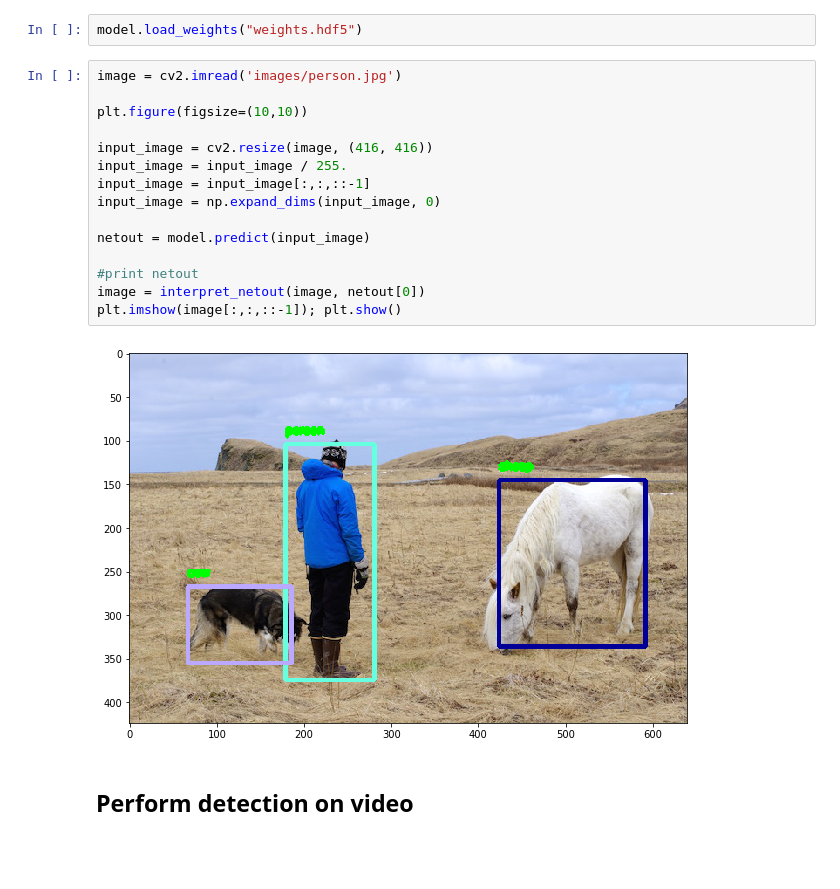
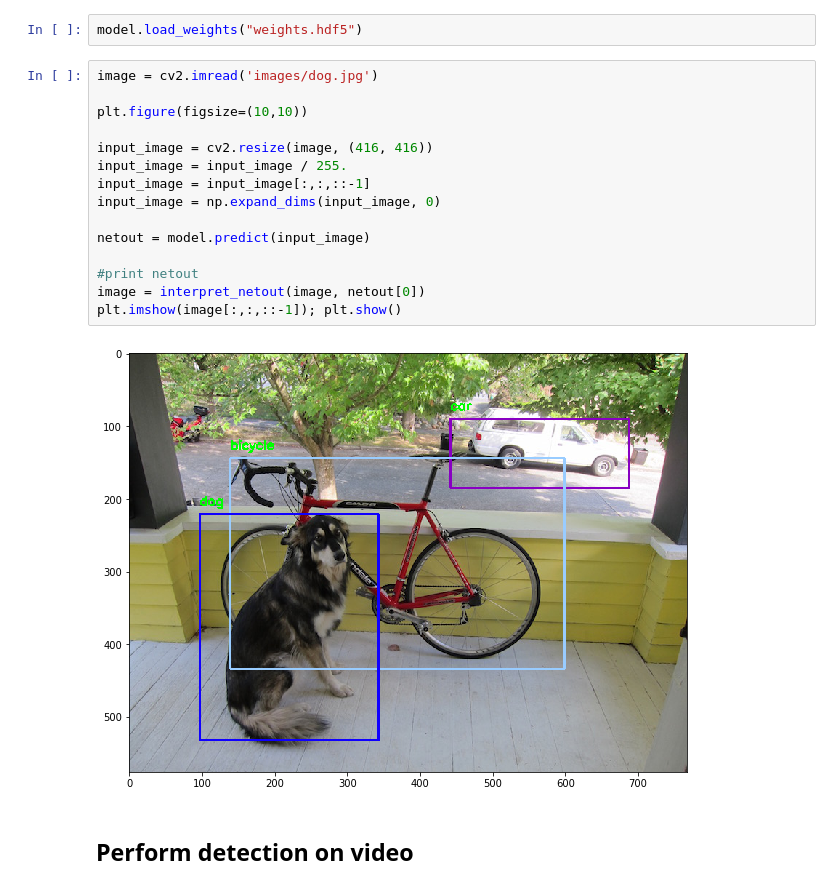
Before and after one commit to experiencor/keras-yolo2, a Jupyter notebook: Basic Yolo Keras.ipynb, the cells around one changed output. Cells and saved outputs as stored; diff of their text form; blank space fills up the shorter version.

```diff
--- a/Basic Yolo Keras.ipynb
+++ b/Basic Yolo Keras.ipynb
@@ -316,22 +316,22 @@ Epoch 00008: early stopping
 # %%
 model.load_weights("weights.hdf5")
 # %%
-image = cv2.imread('images/person.jpg')
+image = cv2.imread('images/dog.jpg')
 
 plt.figure(figsize=(10,10))
 
 input_image = cv2.resize(image, (416, 416))
 input_image = input_image / 255.
 input_image = input_image[:,:,::-1]
 input_image = np.expand_dims(input_image, 0)
 
 netout = model.predict(input_image)
 
 #print netout
 image = interpret_netout(image, netout[0])
 plt.imshow(image[:,:,::-1]); plt.show()
 # %% [output]
-[figure, old version]
+[figure, new version]
 # %% [markdown]
 ## Perform detection on video
 # %%
```
Also changed, not shown: parts of 1 cell of this notebook, 1 other file.
